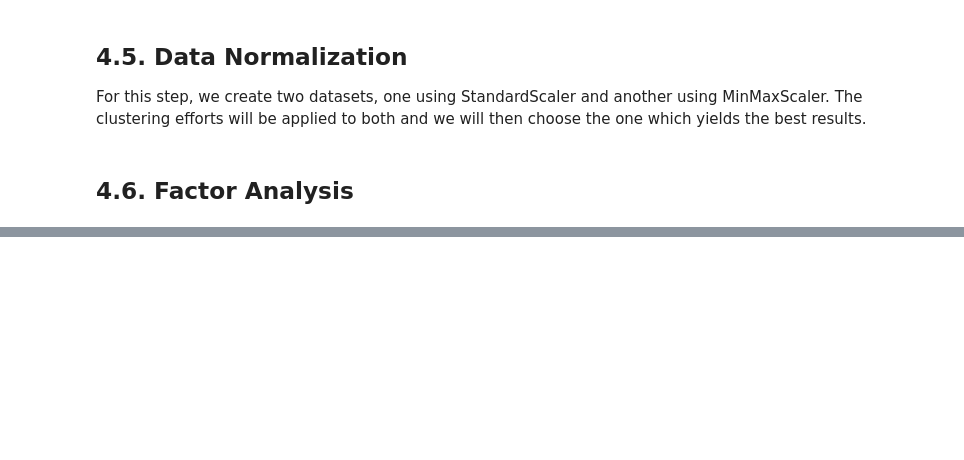
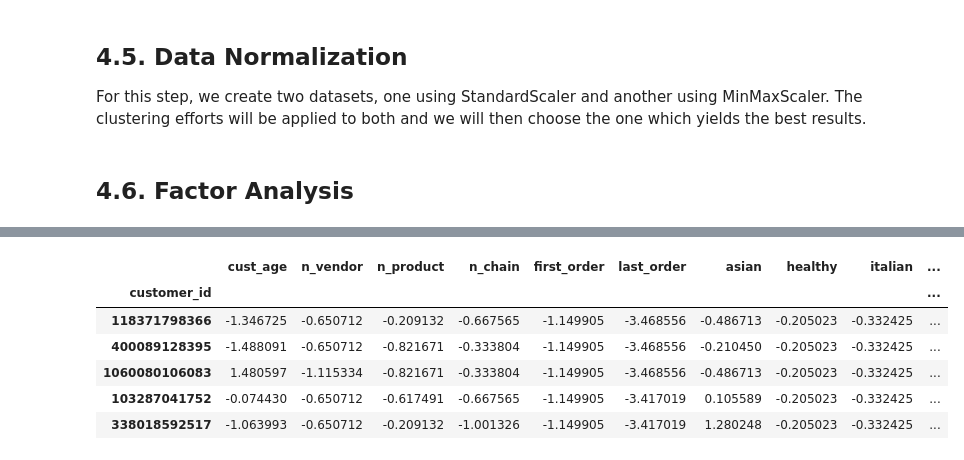
Before and after one commit to M4rtinsFons3caConsulting/DataMining, a Jupyter notebook: scripts/part_ii/DM_Project_20241228_2252.ipynb, the cells around one changed output, grey strips where cells are left out. Drawn from its saved outputs; the diff is of its cells as text; code cells hidden in the pictures; blank space fills up the shorter version.

```diff
--- a/scripts/part_ii/DM_Project_20241228_2252.ipynb
+++ b/scripts/part_ii/DM_Project_20241228_2252.ipynb
@@ -942,0 +954,32 @@ log_japanese + log_desserts
+# %%
+drop_feats = [
+    'american'
+    ,'beverages'
+    ,'cafe'
+    ,'chicken_dishes'
+    ,'chinese'
+    ,'desserts'
+    ,'indian'
+    ,'japanese'
+    ,'noodle_dishes'
+    ,'other'
+    ,'street_food_snacks'
+    ,'thai'
+    ,'comfort_food'
+    ,'japanese_drinks'
+    ,'spicy'
+    ,'casual_dining'
+    ,'asian_noodles'
+]
+# %%
+regulars_std.drop(columns=drop_feats, inplace=True)
+# %%
+regulars_std.head()
+# %% [output]
+|  | cust_age | n_vendor | n_product | n_chain | first_order | last_order | asian | healthy | italian | ... |
+| customer_id |  |  |  |  |  |  |  |  |  | ... |
+| 118371798366 | -1.346725 | -0.650712 | -0.209132 | -0.667565 | -1.149905 | -3.468556 | -0.486713 | -0.205023 | -0.332425 | ... |
+| 400089128395 | -1.488091 | -0.650712 | -0.821671 | -0.333804 | -1.149905 | -3.468556 | -0.210450 | -0.205023 | -0.332425 | ... |
+| 1060080106083 | 1.480597 | -1.115334 | -0.821671 | -0.333804 | -1.149905 | -3.468556 | -0.486713 | -0.205023 | -0.332425 | ... |
+| 103287041752 | -0.074430 | -0.650712 | -0.617491 | -0.667565 | -1.149905 | -3.417019 | 0.105589 | -0.205023 | -0.332425 | ... |
+| 338018592517 | -1.063993 | -0.650712 | -0.209132 | -1.001326 | -1.149905 | -3.417019 | 1.280248 | -0.205023 | -0.332425 | ... |
```
Also changed, not shown: parts of 36 cells of this notebook, 1 other file.
